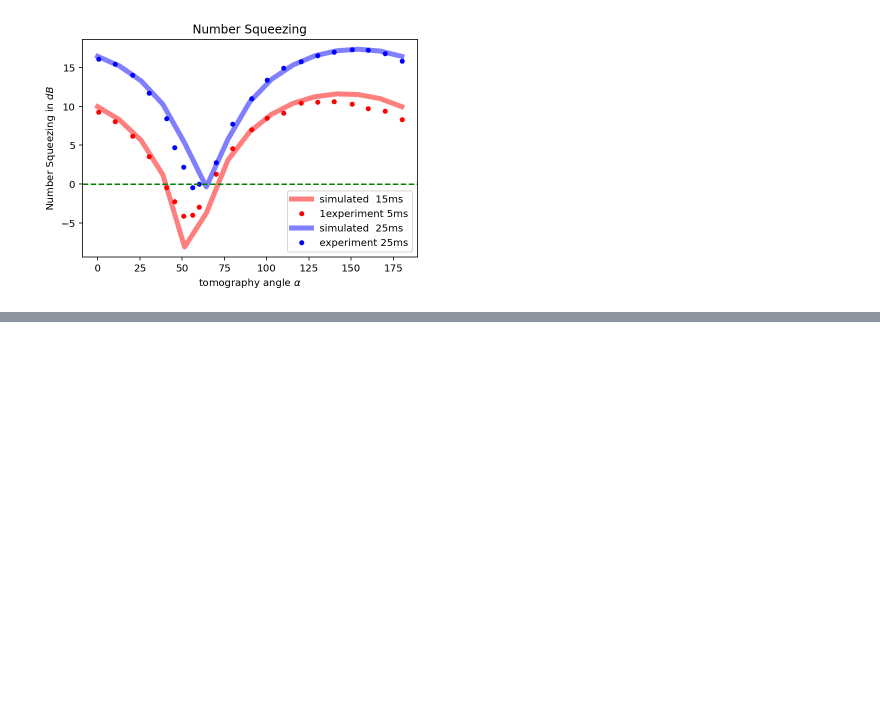
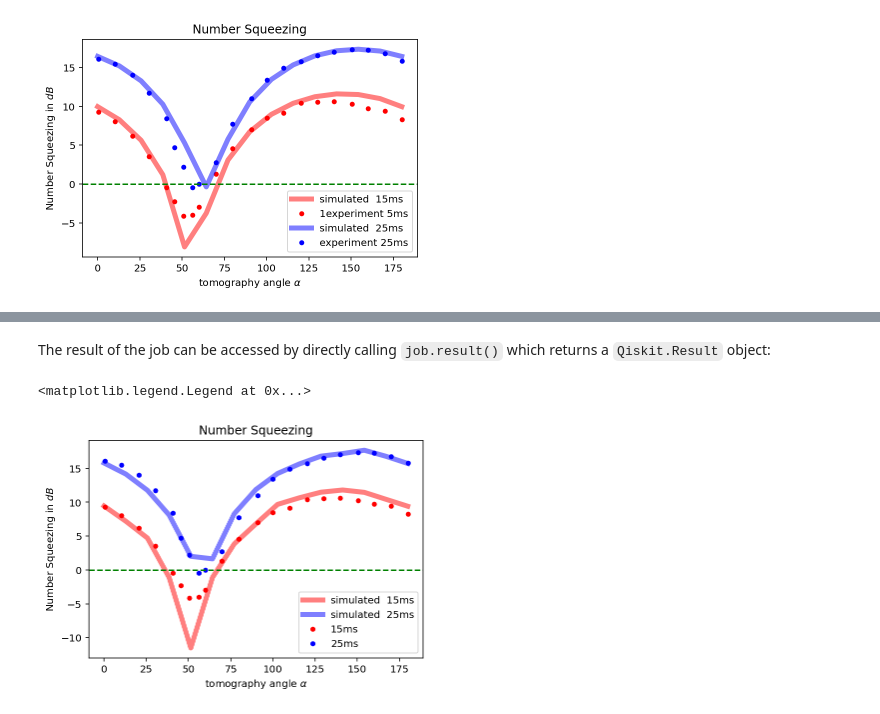
Before and after one commit to qiskit-community/qiskit-cold-atom, a Jupyter notebook: docs/tutorials/07_squeezing_in_qudits.ipynb, the cells around one changed output, grey strips where cells are left out. Drawn from its saved outputs; the diff is of its cells as text; code cells hidden in the pictures; blank space fills up the shorter version.

```diff
--- a/docs/tutorials/Fisher_information.ipynb
+++ b/docs/tutorials/07_squeezing_in_qudits.ipynb
@@ -186,0 +283,51 @@ ax.legend()
+# %% [markdown]
+The result of the job can be accessed by directly calling `job.result()` which returns a `Qiskit.Result` object:
+# %%
+result1 = job_retrieved1.result()
+#print(type(result1))
+# %%
+result2 = job_retrieved2.result()
+#print(type(result2))
+# %%
+outcomes1 = [result1.get_memory(i) for i in range(len(circuit1_list))]
+outcomes2 = [result2.get_memory(i) for i in range(len(circuit2_list))]
+# %%
+variances_1 = [np.var(np.array(counts1, dtype=float)) for counts1 in outcomes1]
+variances_2 = [np.var(np.array(counts2, dtype=float)) for counts2 in outcomes2]
+
+variances_1 = np.array(variances_1)
+variances_2 = np.array(variances_2)
+# %%
+def number_squeezing_factor_to_db(var_CSS, var):
+    return 10 * np.log10(var / var_CSS)
+
+f, ax = plt.subplots()
+ax.set_title("Number Squeezing")
+plt.plot(
+    np.rad2deg(alphas),
+    number_squeezing_factor_to_db(l / 2, variances_1),
+    "r-",
+    lw=5,
+    label="simulated  15ms",
+    alpha=0.5,
+)
+plt.plot(
+    np.rad2deg(alphas),
+    number_squeezing_factor_to_db(l / 2, variances_2),
+    "b-",
+    lw=5,
+    label="simulated  25ms",
+    alpha=0.5,
+)
+
+plt.plot(strobel_15_dB, strobel_15_alpha, 'ro', label="15ms", markersize=4)
+plt.plot(strobel_25_dB, strobel_25_alpha, 'bo', label="25ms", markersize=4)
+
+
+ax.axhline(y=0, color="g", linestyle="--")
+ax.set_ylabel(r"Number Squeezing in $dB$")
+ax.set_xlabel(r"tomography angle $\alpha$")
+ax.legend()
+# %% [output]
+<matplotlib.legend.Legend at 0x...>
+[figure, added]
```
Also changed, not shown: parts of 18 cells of this notebook, 4 other files.
